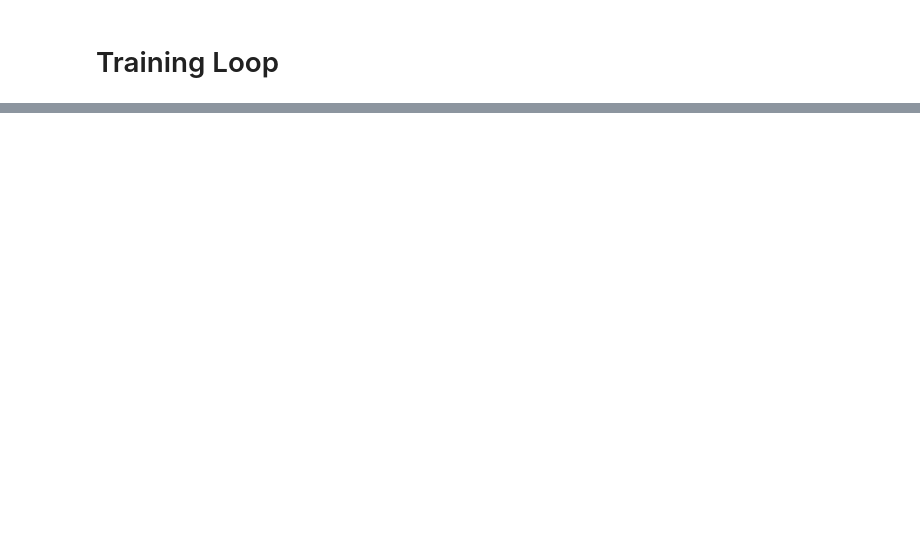
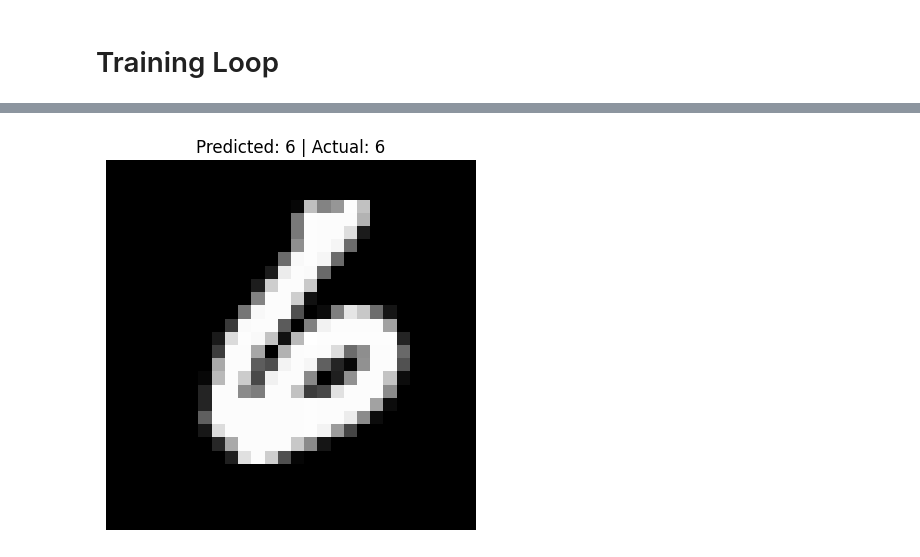
Before and after one commit to rishit836/neural-network-from-scratch, a Jupyter notebook: basic-neural-network-from-scratch.ipynb, the cells around one changed output, grey strips where cells are left out. Drawn from its saved outputs; the diff is of its cells as text; code cells hidden in the pictures; blank space fills up the shorter version.

Commit message:
fixed the local minima errors, and matematical errors now the model trains

```diff
--- a/basic-neural-network-from-scratch.ipynb
+++ b/basic-neural-network-from-scratch.ipynb
@@ -12,3 +23,4 @@ train_data = train_data/255 # normalizing the data as pixel range is between 0-2
 # %%
-train_label = data['label'].to_numpy()
+y_train = np.eye(10)[train_label]
+test_labels = np.eye(10)[test_label]
 # %%
@@ -198,5 +216,6 @@ array([[1.66343958],
 # %%
-m = model(5,784,10,[128,128,64,64,32])
+# num_layers,input_size,output_size,hidden_layer_size=[]
+m = model(1,784,10,[128])
 m.make()
 print("created the neural network")
 # %% [output]
@@ -256,0 +272,27 @@ KeyboardInterrupt:
+# %%
+import numpy as np
+import matplotlib.pyplot as plt
+
+# pick a random test image
+random_index = np.random.randint(0, len(test_data))
+
+# get image and label
+image = test_data[random_index]
+true_label = np.argmax(test_labels[random_index])
+
+# reshape image for prediction
+input_image = image.reshape(1, 784)
+
+# forward pass
+predictions = m.forward_pass(input_image)
+
+# predicted class
+predicted_label = np.argmax(predictions)
+
+# display image
+plt.imshow(image.reshape(28, 28), cmap='gray')
+plt.title(f"Predicted: {predicted_label} | Actual: {true_label}")
+plt.axis('off')
+plt.show()
+# %% [output]
+[figure, added]
```
Also changed, not shown: parts of 7 cells of this notebook.
